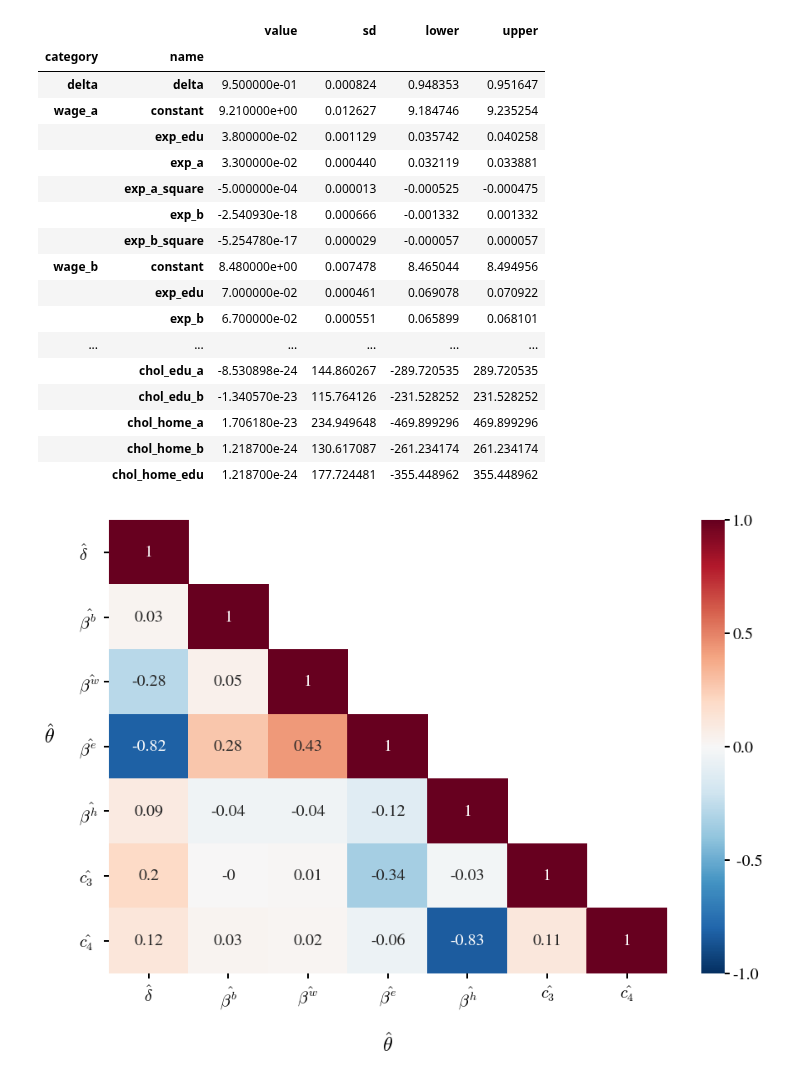
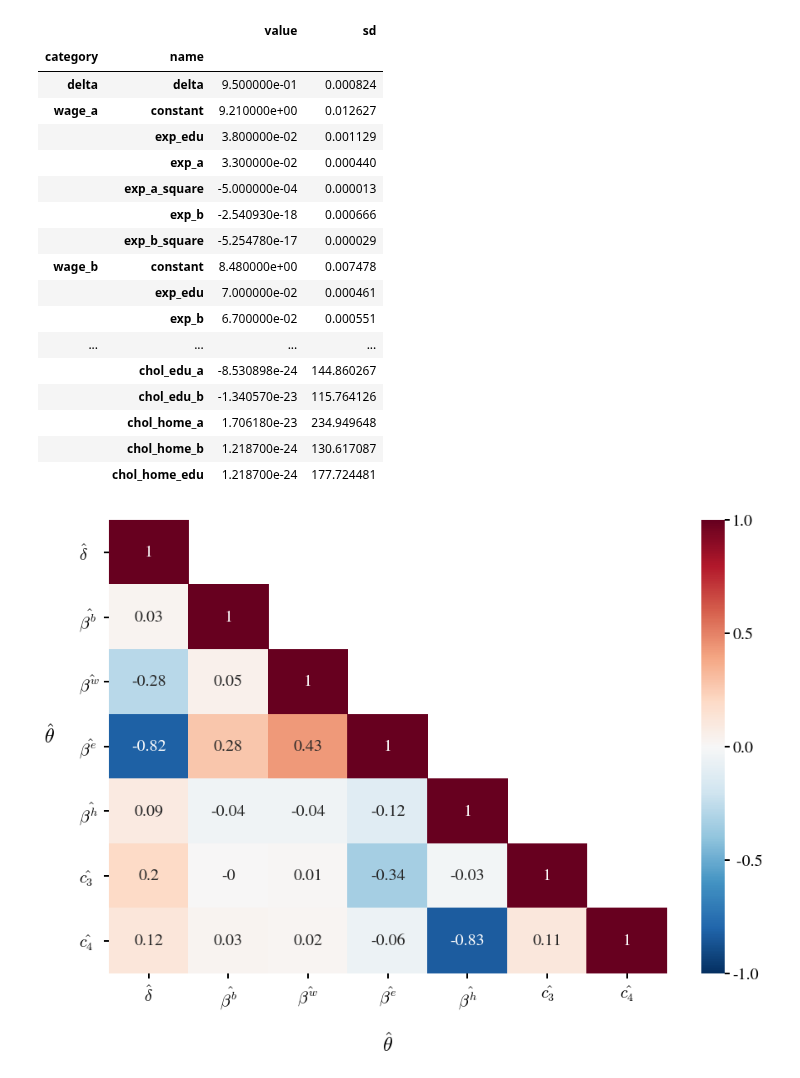
Before and after one commit to tostenzel/thesis-projects-tostenzel, a Jupyter notebook: section_model.ipynb, the cells around one changed output. Saved outputs shown, nothing was run; the diff lists cells and outputs as text; code cells hidden in the pictures.

```diff
--- a/section_model.ipynb
+++ b/section_model.ipynb
@@ -21,26 +21,26 @@ from python.figure_choice_shares_over_time import figure_choice_shares_over_time
 # %%
 corr_chol = pd.read_pickle("python/input/est_corr_chol.pkl")
 params_chol = pd.read_pickle("python/input/est_rand_params_chol.pkl")
-params_chol
+params_chol[["value", "sd"]]
 # %% [output]
-|  |  | value | sd | lower | upper |
-| category | name |  |  |  |  |
-| delta | delta | 9.500000e-01 | 0.000824 | 0.948353 | 0.951647 |
-| wage_a | constant | 9.210000e+00 | 0.012627 | 9.184746 | 9.235254 |
-|  | exp_edu | 3.800000e-02 | 0.001129 | 0.035742 | 0.040258 |
-|  | exp_a | 3.300000e-02 | 0.000440 | 0.032119 | 0.033881 |
-|  | exp_a_square | -5.000000e-04 | 0.000013 | -0.000525 | -0.000475 |
-|  | exp_b | -2.540930e-18 | 0.000666 | -0.001332 | 0.001332 |
-|  | exp_b_square | -5.254780e-17 | 0.000029 | -0.000057 | 0.000057 |
-| wage_b | constant | 8.480000e+00 | 0.007478 | 8.465044 | 8.494956 |
-|  | exp_edu | 7.000000e-02 | 0.000461 | 0.069078 | 0.070922 |
-|  | exp_b | 6.700000e-02 | 0.000551 | 0.065899 | 0.068101 |
-| ... | ... | ... | ... | ... | ... |
-|  | chol_edu_a | -8.530898e-24 | 144.860267 | -289.720535 | 289.720535 |
-|  | chol_edu_b | -1.340570e-23 | 115.764126 | -231.528252 | 231.528252 |
-|  | chol_home_a | 1.706180e-23 | 234.949648 | -469.899296 | 469.899296 |
-|  | chol_home_b | 1.218700e-24 | 130.617087 | -261.234174 | 261.234174 |
-|  | chol_home_edu | 1.218700e-24 | 177.724481 | -355.448962 | 355.448962 |
+|  |  | value | sd |
+| category | name |  |  |
+| delta | delta | 9.500000e-01 | 0.000824 |
+| wage_a | constant | 9.210000e+00 | 0.012627 |
+|  | exp_edu | 3.800000e-02 | 0.001129 |
+|  | exp_a | 3.300000e-02 | 0.000440 |
+|  | exp_a_square | -5.000000e-04 | 0.000013 |
+|  | exp_b | -2.540930e-18 | 0.000666 |
+|  | exp_b_square | -5.254780e-17 | 0.000029 |
+| wage_b | constant | 8.480000e+00 | 0.007478 |
+|  | exp_edu | 7.000000e-02 | 0.000461 |
+|  | exp_b | 6.700000e-02 | 0.000551 |
+| ... | ... | ... | ... |
+|  | chol_edu_a | -8.530898e-24 | 144.860267 |
+|  | chol_edu_b | -1.340570e-23 | 115.764126 |
+|  | chol_home_a | 1.706180e-23 | 234.949648 |
+|  | chol_home_b | 1.218700e-24 | 130.617087 |
+|  | chol_home_edu | 1.218700e-24 | 177.724481 |
 # %%
 #params_sdcorr = pd.read_pickle("python/input/estimation_sdcorr/est_rand_params_sdcorr.pkl")
 #params_sdcorr
```
Also changed, not shown: 6 other files.
